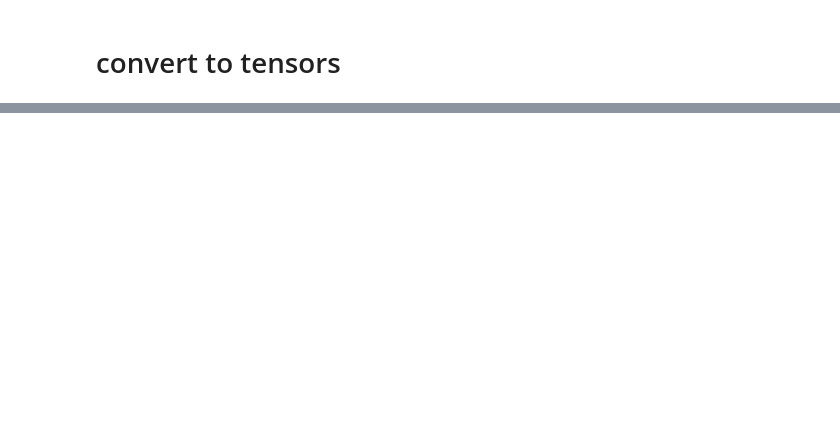
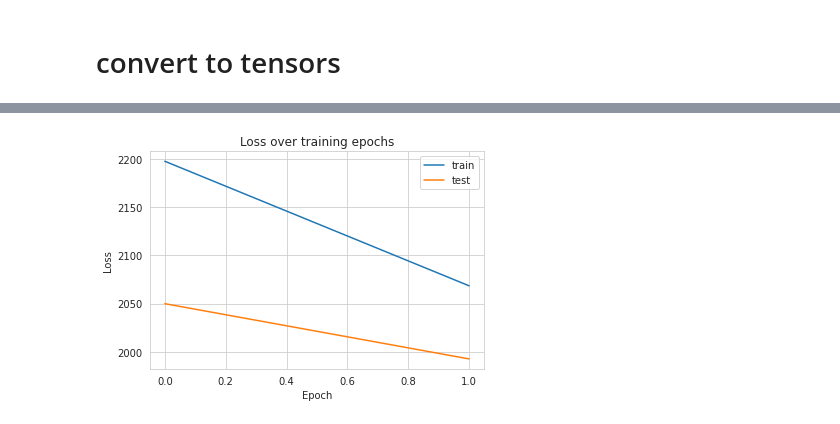
Before and after one commit to davidripsen/DeepLearningProject, a Jupyter notebook: seb_mvp.ipynb, the cells around one changed output, grey strips where cells are left out. Drawn from its saved outputs; the diff is of its cells as text; code cells hidden in the pictures; blank space fills up the shorter version.

```diff
--- a/seb_mvp.ipynb
+++ b/seb_mvp.ipynb
@@ -22,6 +30,6 @@ torch.manual_seed(RANDOM_SEED)
 # %%
 # Load data
-df0 = pickle.load( open( "data/aligned_GM-7792_DRD-d6b1cf27-41ed-43b6-8050-2068ef941a0aDRD-d6b1cf27-41ed-43b6-8050-2068ef941a0a_GM-7792_pass-0_cleaned.pickle", "rb" ) )
-df1 = pickle.load( open( "data/aligned_GM-7792_DRD-d6b1cf27-41ed-43b6-8050-2068ef941a0aDRD-d6b1cf27-41ed-43b6-8050-2068ef941a0a_GM-7792_pass-1_cleaned.pickle", "rb" ) )
+df0 = pickle.load( open( root_path + "data/aligned_GM-7792_DRD-d6b1cf27-41ed-43b6-8050-2068ef941a0aDRD-d6b1cf27-41ed-43b6-8050-2068ef941a0a_GM-7792_pass-0_cleaned.pickle", "rb" ) )
+df1 = pickle.load( open( root_path + "data/aligned_GM-7792_DRD-d6b1cf27-41ed-43b6-8050-2068ef941a0aDRD-d6b1cf27-41ed-43b6-8050-2068ef941a0a_GM-7792_pass-1_cleaned.pickle", "rb" ) )
 # %%
 df = df0.append(df1, ignore_index=True)
@@ -53,0 +107,2 @@ df.head()
+# %%
+df = df0.append(df1, ignore_index=True)
@@ -54,3 +115,5 @@ df.head()
+# %%
+df = df[0:20]
 # %% [markdown]
 # Pad with initial zeroes
 # %%
@@ -248,7 +311,9 @@ def train_model(model, train_dataset, val_dataset, n_epochs):
 # %%
+print(datetime.datetime.now())
 model, history = train_model(
   model,
   train_dataset,
   val_dataset,
-  n_epochs=150
+  n_epochs=2
 )
+print(datetime.datetime.now())
@@ -254,0 +338,12 @@ model, history = train_model(
+# %%
+ax = plt.figure().gca()
+
+ax.plot(history['train'])
+ax.plot(history['val'])
+plt.ylabel('Loss')
+plt.xlabel('Epoch')
+plt.legend(['train', 'test'])
+plt.title('Loss over training epochs')
+plt.show();
+# %% [output]
+[figure, added]
```
Also changed, not shown: parts of 23 cells of this notebook.
